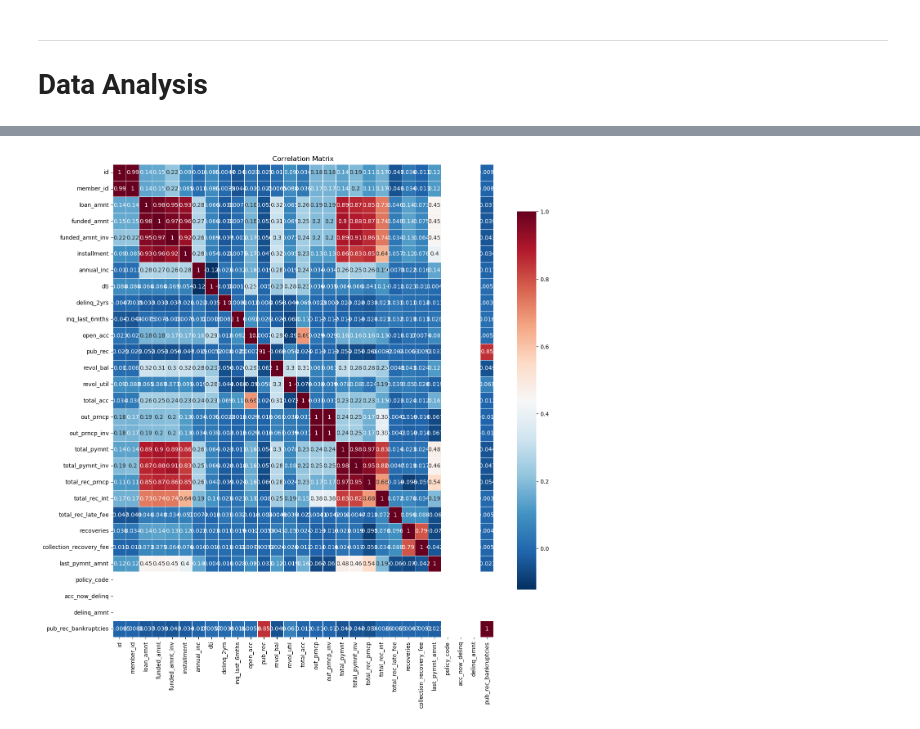
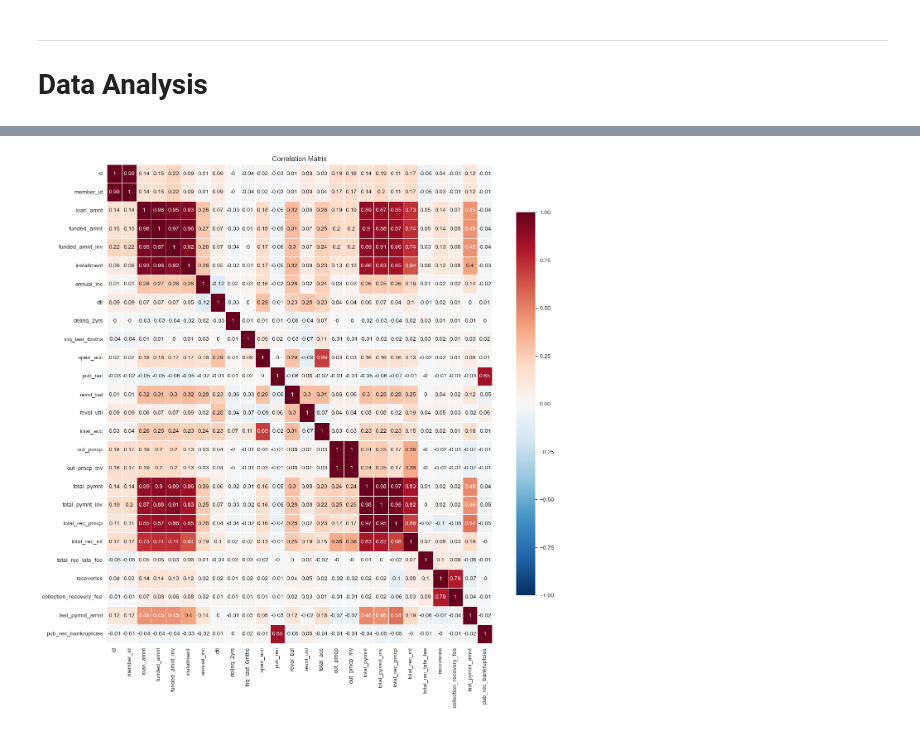
Before and after one commit to SSHarshitta/LendingClubCaseStudy, a Jupyter notebook: Harshitta_Sara.ipynb, the cells around one changed output, grey strips where cells are left out. Cells and saved outputs as stored; diff of their text form; code cells hidden in the pictures.

```diff
--- a/Harshitta_Sara.ipynb
+++ b/Harshitta_Sara.ipynb
@@ -838,0 +917,2 @@ loan_data2
+# %%
+loan_data2.drop(['emp_title', 'url', 'desc', 'purpose', 'title', 'zip_code'], axis=1, inplace=True)
@@ -838,0 +974,2 @@ loan_data2
+# %%
+loan_data2.drop(['sub_grade'], axis=1, inplace=True)
@@ -838,0 +1004,2 @@ loan_data2
+# %%
+loan_data2.drop(['addr_state'], axis=1, inplace=True)
@@ -838,0 +1016,6 @@ loan_data2
+# %%
+# Converting str type DataFrame column to datetime
+loan_data2['earliest_cr_line_date'] = loan_data2['earliest_cr_line'].apply(lambda x: dt.datetime.strptime(x, '%b-%y') if type(x)==str else pd.NaT)
+loan_data2['issue_date'] = loan_data2['issue_d'].apply(lambda x: dt.datetime.strptime(x, '%b-%y') if type(x)==str else pd.NaT)
+loan_data2['last_pymnt_date'] = loan_data2['last_pymnt_d'].apply(lambda x: dt.datetime.strptime(x, '%b-%y') if type(x)==str else pd.NaT)
+loan_data2['last_credit_pull_date'] = loan_data2['last_credit_pull_d'].apply(lambda x: dt.datetime.strptime(x, '%b-%y') if type(x)==str else pd.NaT)
@@ -887,7 +1085,8 @@ plt.show()
 # %%
 plt.figure(figsize=(15, 15))
-graph = sns.heatmap(loan_data3.corr(), cmap='RdBu_r', linewidths=.5, cbar_kws={"shrink": 0.8}, annot=True)
+graph = sns.heatmap(loan_data2.corr().round(2), cmap='RdBu_r', linewidths=.5, cbar_kws={"shrink": 0.8}, annot=True,
+                   vmax=1, vmin=-1, center=0)
 plt.title('Correlation Matrix')
 plt.show()
 # %% [output]
-[figure, old version]
+[figure, new version]
```
Also changed, not shown: parts of 87 cells of this notebook.
